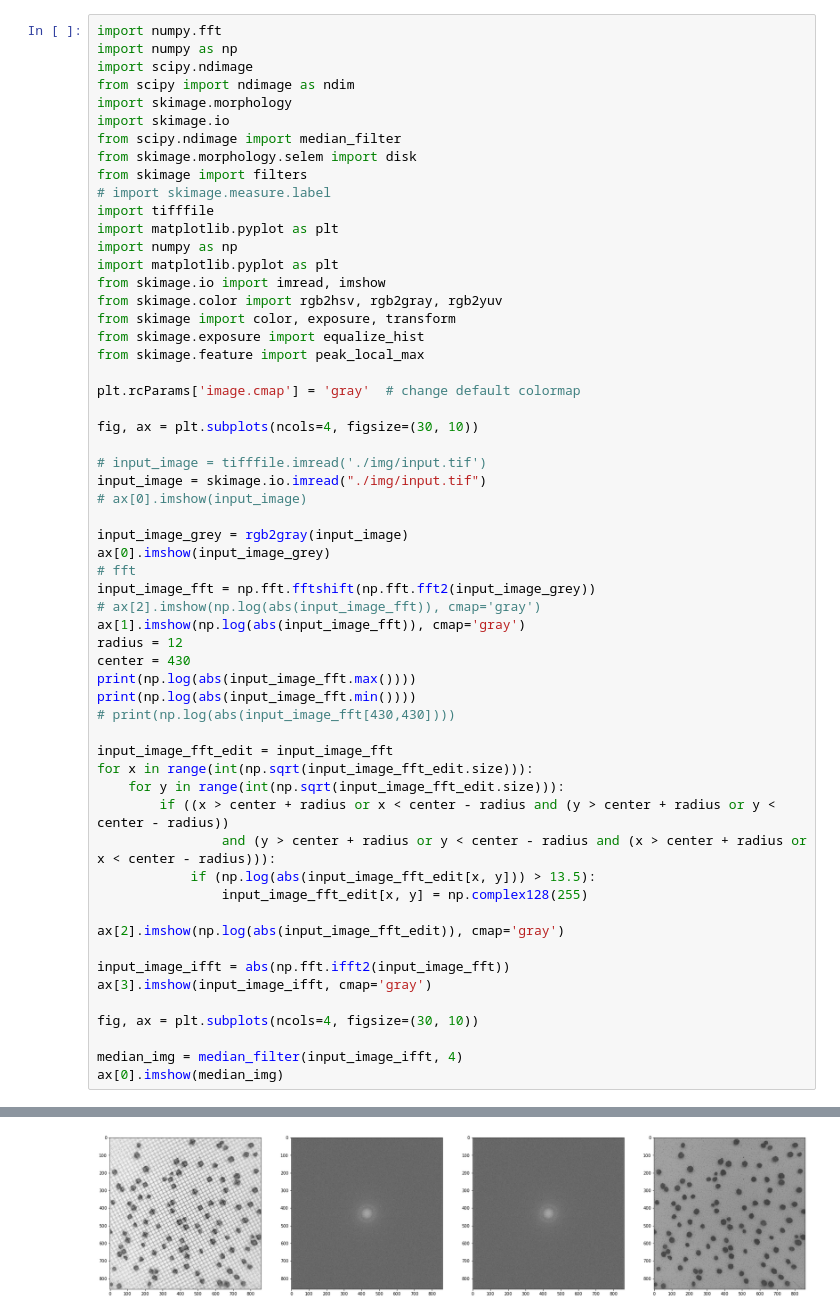
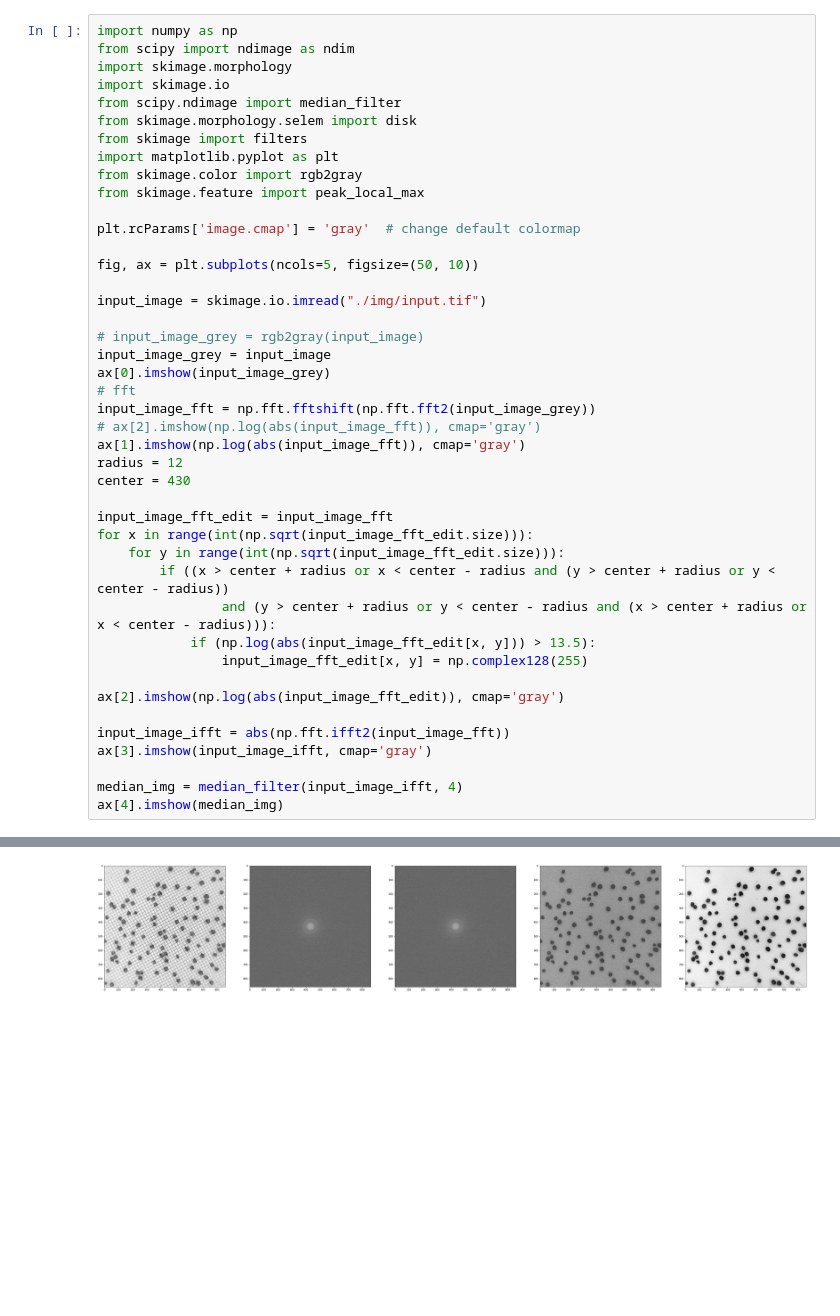
Before and after one commit to lschirmbrand/DHBW_Digital_Image_Processing, a Jupyter notebook: exec.ipynb, the cells around one changed output, grey strips where cells are left out. Cells and saved outputs as stored; diff of their text form; blank space fills up the shorter version.

```diff
--- a/exec.ipynb
+++ b/exec.ipynb
@@ -1,33 +1,23 @@
 # %%
-import numpy.fft
 import numpy as np
-import scipy.ndimage
 from scipy import ndimage as ndim
 import skimage.morphology
 import skimage.io
 from scipy.ndimage import median_filter
 from skimage.morphology.selem import disk
 from skimage import filters
-# import skimage.measure.label
-import tifffile
 import matplotlib.pyplot as plt
-import numpy as np
-import matplotlib.pyplot as plt
-from skimage.io import imread, imshow
-from skimage.color import rgb2hsv, rgb2gray, rgb2yuv
-from skimage import color, exposure, transform
-from skimage.exposure import equalize_hist
+from skimage.color import rgb2gray
 from skimage.feature import peak_local_max
 
 plt.rcParams['image.cmap'] = 'gray'  # change default colormap
 
-fig, ax = plt.subplots(ncols=4, figsize=(30, 10))
+fig, ax = plt.subplots(ncols=5, figsize=(50, 10))
 
-# input_image = tifffile.imread('./img/input.tif')
 input_image = skimage.io.imread("./img/input.tif")
-# ax[0].imshow(input_image)
 
-input_image_grey = rgb2gray(input_image)
+# input_image_grey = rgb2gray(input_image)
+input_image_grey = input_image
 ax[0].imshow(input_image_grey)
 # fft
 input_image_fft = np.fft.fftshift(np.fft.fft2(input_image_grey))
@@ -35,9 +25,6 @@ input_image_fft = np.fft.fftshift(np.fft.fft2(input_image_grey))
 ax[1].imshow(np.log(abs(input_image_fft)), cmap='gray')
 radius = 12
 center = 430
-print(np.log(abs(input_image_fft.max())))
-print(np.log(abs(input_image_fft.min())))
-# print(np.log(abs(input_image_fft[430,430])))
 
 input_image_fft_edit = input_image_fft
 for x in range(int(np.sqrt(input_image_fft_edit.size))):
@@ -52,8 +39,6 @@ ax[2].imshow(np.log(abs(input_image_fft_edit)), cmap='gray')
 input_image_ifft = abs(np.fft.ifft2(input_image_fft))
 ax[3].imshow(input_image_ifft, cmap='gray')
 
-fig, ax = plt.subplots(ncols=4, figsize=(30, 10))
-
 median_img = median_filter(input_image_ifft, 4)
-ax[0].imshow(median_img)
+ax[4].imshow(median_img)
 # %% [output]
@@ -63 +46 @@ ax[0].imshow(median_img)
-[figure, old version]
+[figure, new version]
```
Also changed, not shown: parts of 2 cells of this notebook.
